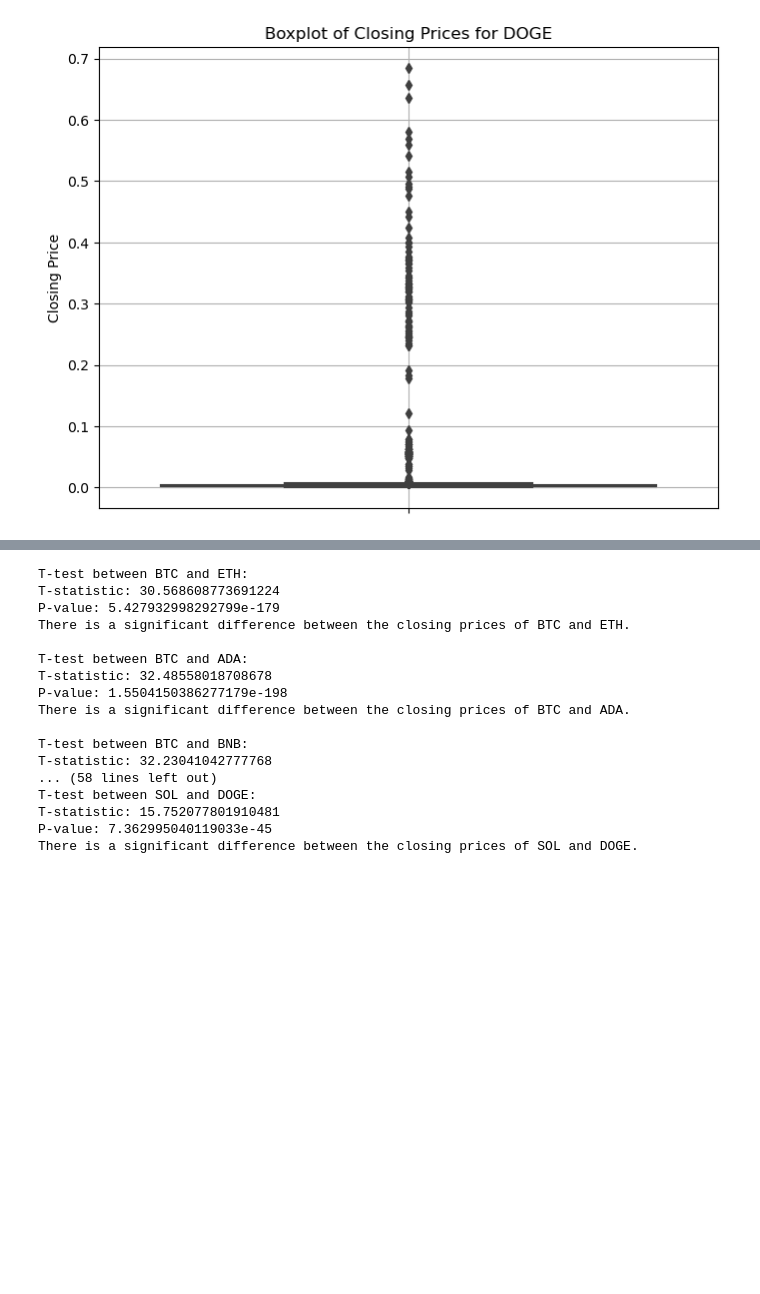
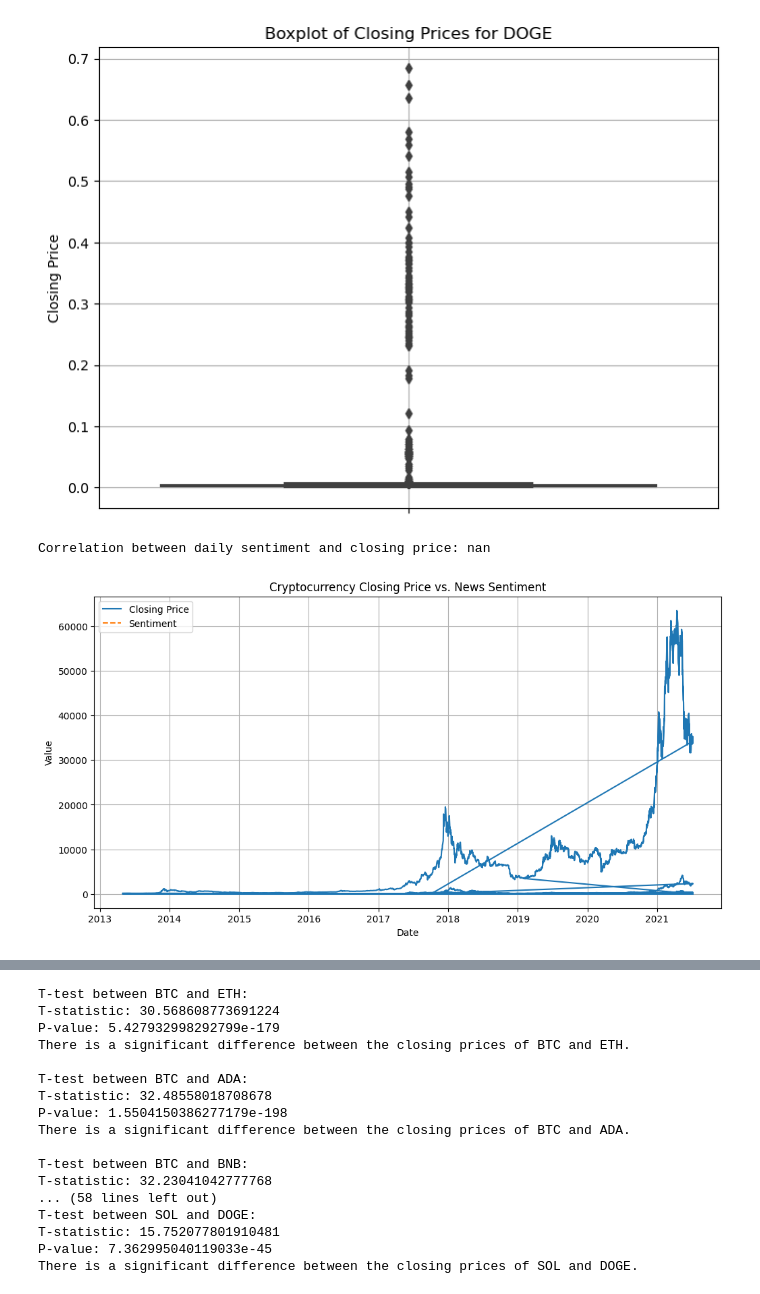
Before and after one commit to Khushboomodha/Project_1, a Jupyter notebook: Crypto.ipynb, the cells around one changed output, grey strips where cells are left out. Cells and saved outputs as stored; diff of their text form; code cells hidden in the pictures; blank space fills up the shorter version.

Commit message:
final with API KEY and more stat analysis

```diff
--- a/Crypto.ipynb
+++ b/Crypto.ipynb
@@ -635,0 +584,74 @@ print(results.summary())
+# %%
+# Bonus # External event API
+
+import requests
+from vaderSentiment.vaderSentiment import SentimentIntensityAnalyzer
+import pandas as pd
+
+# Step 1: Set up your API key and NewsAPI endpoint
+api_key = '66ffd34668864359ad468c8cf20f68dc'
+query = 'Bitcoin OR Ethereum OR ADA OR Binance Coin OR Solana OR Dogecoin'
+url = f'https://newsapi.org/v2/everything?q={query}&apiKey={api_key}&language=en'
+
+# Step 2: Fetch the news articles
+response = requests.get(url)
+articles = response.json().get('articles', [])
+
+# Step 3: Extract headlines and publication dates
+headlines = [article['title'] for article in articles]
+publication_dates = [article['publishedAt'][:10] for article in articles]  # Extracting just the date
+
+# Step 4: Perform sentiment analysis on the headlines
+analyzer = SentimentIntensityAnalyzer()
+sentiments = [analyzer.polarity_scores(headline)['compound'] for headline in headlines]
+
+# Step 5: Create a DataFrame to store headlines, dates, and sentiments
+news_df = pd.DataFrame({
+    'Date': publication_dates,
+    'Headline': headlines,
+    'Sentiment': sentiments
+})
+
+# Convert 'Date' to datetime
+news_df['Date'] = pd.to_datetime(news_df['Date'])
+
+# Step 6: Aggregate sentiment scores by date (e.g., mean sentiment per day)
+daily_sentiment = news_df.groupby('Date')['Sentiment'].mean().reset_index()
+
+# Step 7: Merge with your cryptocurrency price data
+# Assuming you have a DataFrame `crypto_df` with Date and Close columns
+crypto_df = pd.read_csv('../Project_1/Resources_Output/Crypto_merged.csv')  # Replace with your actual crypto data file
+crypto_df['Date'] = pd.to_datetime(crypto_df['Date'])
+
+# Merge on the 'Date' column
+merged_df = pd.merge(crypto_df, daily_sentiment, on='Date', how='left')
+
+# Step 8: Analyze the correlation between sentiment and closing price
+correlation = merged_df['Close'].corr(merged_df['Sentiment'])
+print(f"Correlation between daily sentiment and closing price: {correlation:.4f}")
+
+# Step 9: Visualize the results
+import matplotlib.pyplot as plt
+
+plt.figure(figsize=(12, 6))
+plt.plot(merged_df['Date'], merged_df['Close'], label='Closing Price')
+plt.plot(merged_df['Date'], merged_df['Sentiment'], label='Sentiment', linestyle='--')
+plt.title('Cryptocurrency Closing Price vs. News Sentiment')
+plt.xlabel('Date')
+plt.ylabel('Value')
+plt.legend()
+plt.grid(True)
+plt.show()
+
+
+#Interpretation:
+#This plot attempts to correlate the sentiment derived from news articles with the actual closing prices of a cryptocurrency.
+#The goal is to see if there is any meaningful relationship between public sentiment (as captured by news articles)
+#  and the market performance of the cryptocurrency. However, the lack of correlation (as indicated by NaN) suggests that
+# either the data did not align properly, or there may be no significant relationship captured in this analysis.
+#This graph could be a starting point for further analysis, including investigating
+# the reason for the NaN correlation, ensuring proper alignment of the data, and
+# exploring alternative ways to measure and visualize the relationship between sentiment and price.
+# %% [output]
+Correlation between daily sentiment and closing price: nan
+[figure, added]
```
Also changed, not shown: parts of 12 cells of this notebook.
